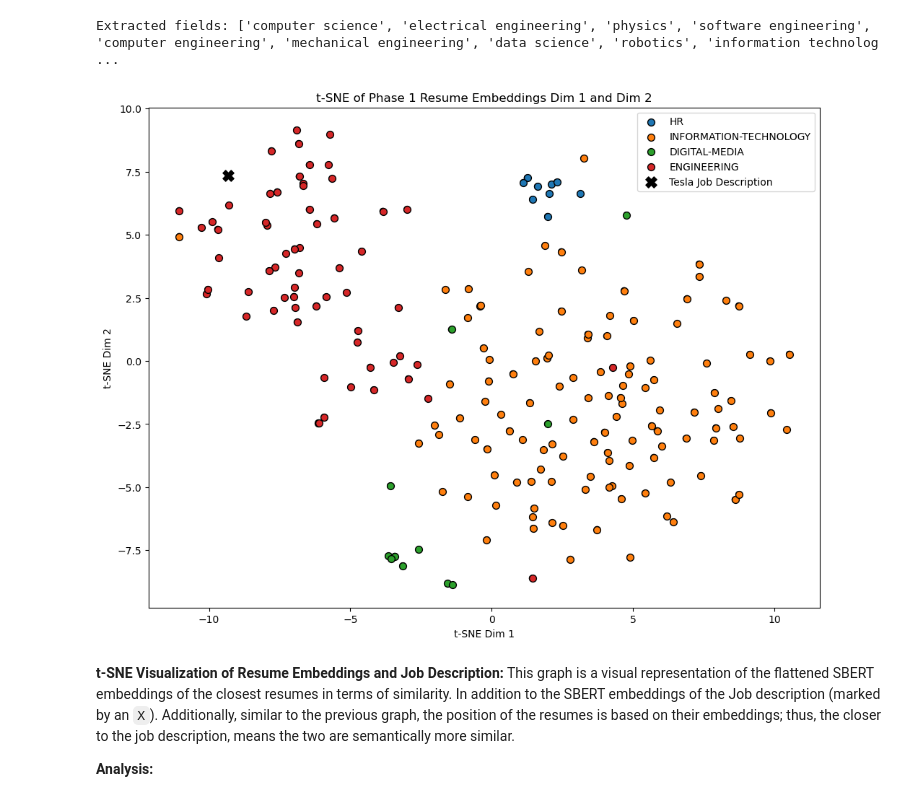
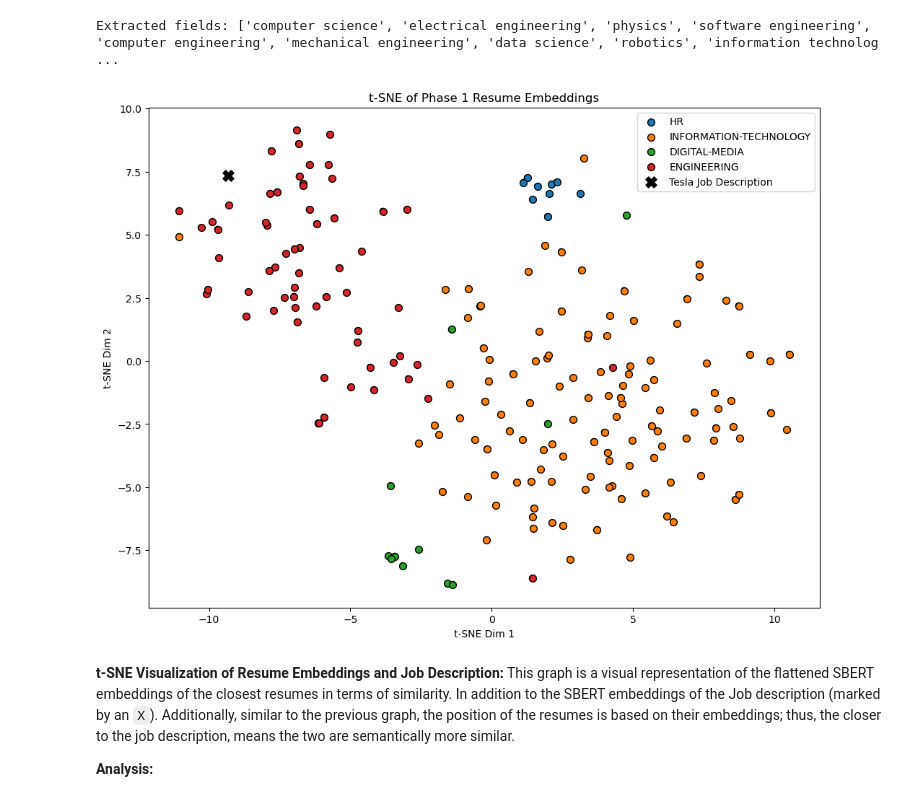
Before and after one commit to henry-AY/ResumeScreening, a Jupyter notebook: Resume_Screening.ipynb, the cells around one changed output. Cells and saved outputs as stored; diff of their text form; code cells hidden in the pictures.

```diff
--- a/Resume_Screening.ipynb
+++ b/Resume_Screening.ipynb
@@ -296,5 +296,7 @@ These resumes were selecting by filtering through the dataset, and finding a num
 # %%
 ideal_resume_ID = [82246962, 12472574]
 
-df_ideal = df_tech[df_tech['ID'].isin(ideal_resume_ID)].copy()
-df_tech = df_tech[~df_tech['ID'].isin(ideal_resume_ID)]
+if df_tech['ID'].isin(ideal_resume_ID).any():
+    df_ideal = df_tech[df_tech['ID'].isin(ideal_resume_ID)].copy()
+    df_tech = df_tech[~df_tech['ID'].isin(ideal_resume_ID)]
+df_ideal.head()
@@ -394,35 +400,35 @@ y_job = tnse_fitted[-1, 1]
 
 # Plot everything
 plt.figure(figsize=(12, 9))
 scatter = plt.scatter(df_tnse_fitted['X'], df_tnse_fitted['Y'], c = color_codes, edgecolors='black')
 
 # I had to use ChatGPT for this part because honestly, I have no idea how to do this and couldn't find a way
 unique_categories = df_tnse_fitted['Category'].unique()
 colors = plt.cm.tab10.colors
 
 # Loop through each category to plot them one by one
 for idx, category in enumerate(unique_categories):
     subset = df_tnse_fitted[df_tnse_fitted['Category'] == category]
     plt.scatter(
         subset['X'], subset['Y'],
         color=colors[idx % len(colors)],
         edgecolors='black',
         label=category,
         s=50
     )
 # Till this part
 
 # Plotting job position embeddings as a marker
 plt.scatter(x_job, y_job, color='black', marker='X', s=120, label='Tesla Job Description', zorder=10)
 
 # Axis labels and title
 plt.xlabel("t-SNE Dim 1")
 plt.ylabel("t-SNE Dim 2")
-plt.title("t-SNE of Phase 1 Resume Embeddings Dim 1 and Dim 2")
+plt.title("t-SNE of Phase 1 Resume Embeddings")
 plt.legend()
 plt.show()
 # %% [output]
-[figure, old version]
+[figure, new version]
 # %% [markdown]
 **t-SNE Visualization of Resume Embeddings and Job Description:**
 This graph is a visual representation of the flattened SBERT embeddings of the closest resumes in terms of similarity. In addition to the SBERT embeddings of the Job description (marked by an `X`). Additionally, similar to the previous graph, the position of the resumes is based on their embeddings; thus, the closer to the job description, means the two are semantically more similar.
```
Also changed, not shown: parts of 8 cells of this notebook.
